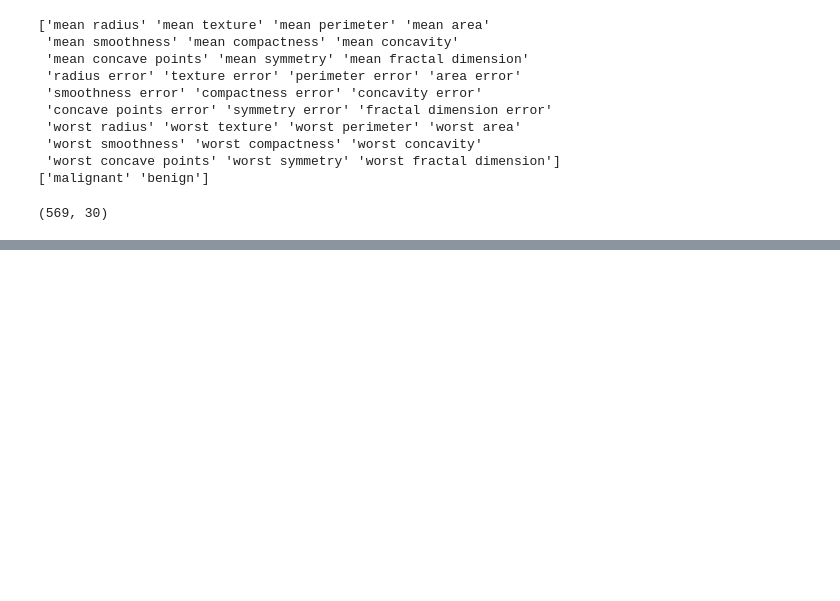
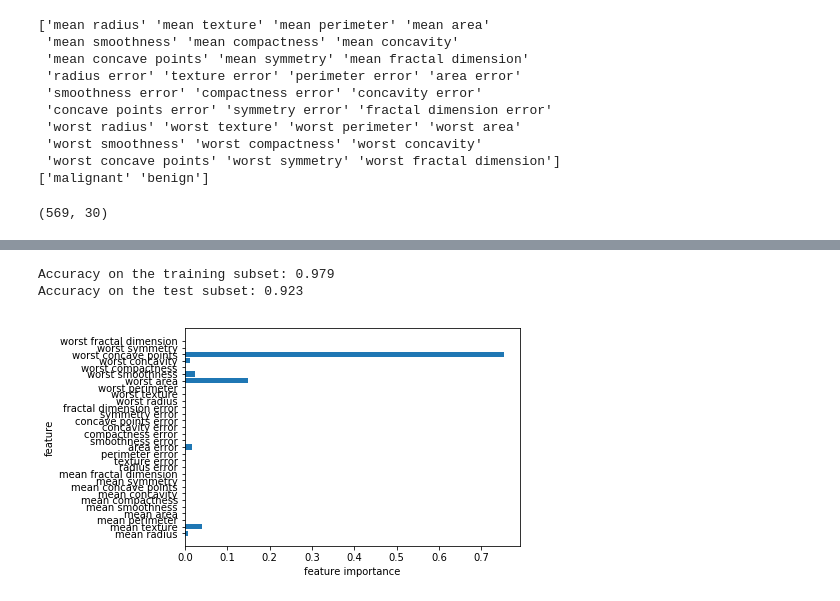
Before and after one commit to manaliad/data-science, a Jupyter notebook: breast_cancer.ipynb, the cells around one changed output, grey strips where cells are left out. Cells and saved outputs as stored; diff of their text form; code cells hidden in the pictures; blank space fills up the shorter version.

```diff
--- a/breast_cancer.ipynb
+++ b/breast_cancer.ipynb
@@ -25,0 +91,20 @@ brca.data.shape
+# %%
+from sklearn.tree import DecisionTreeClassifier
+import numpy as np
+
+dtc = DecisionTreeClassifier(max_depth=4)
+dtc.fit(X_train, y_train)
+
+print('Training accuracy of Decision Tree classifier: {:.3f}'.format(tree.score(X_train, y_train)))
+print('Training accuracy of Decision Tree classifier: {:.3f}'.format(tree.score(X_test, y_test)))
+
+num_features = brca.data.shape[1]
+plt.barh(range(num_features), dtc.feature_importances_, align='center')
+plt.yticks(np.arange(num_features), brca.feature_names)
+plt.xlabel('feature importance')
+plt.ylabel('feature')
+plt.show()
+# %% [output]
+Accuracy on the training subset: 0.979
+Accuracy on the test subset: 0.923
+[figure, added]
```
Also changed, not shown: parts of 10 cells of this notebook.
